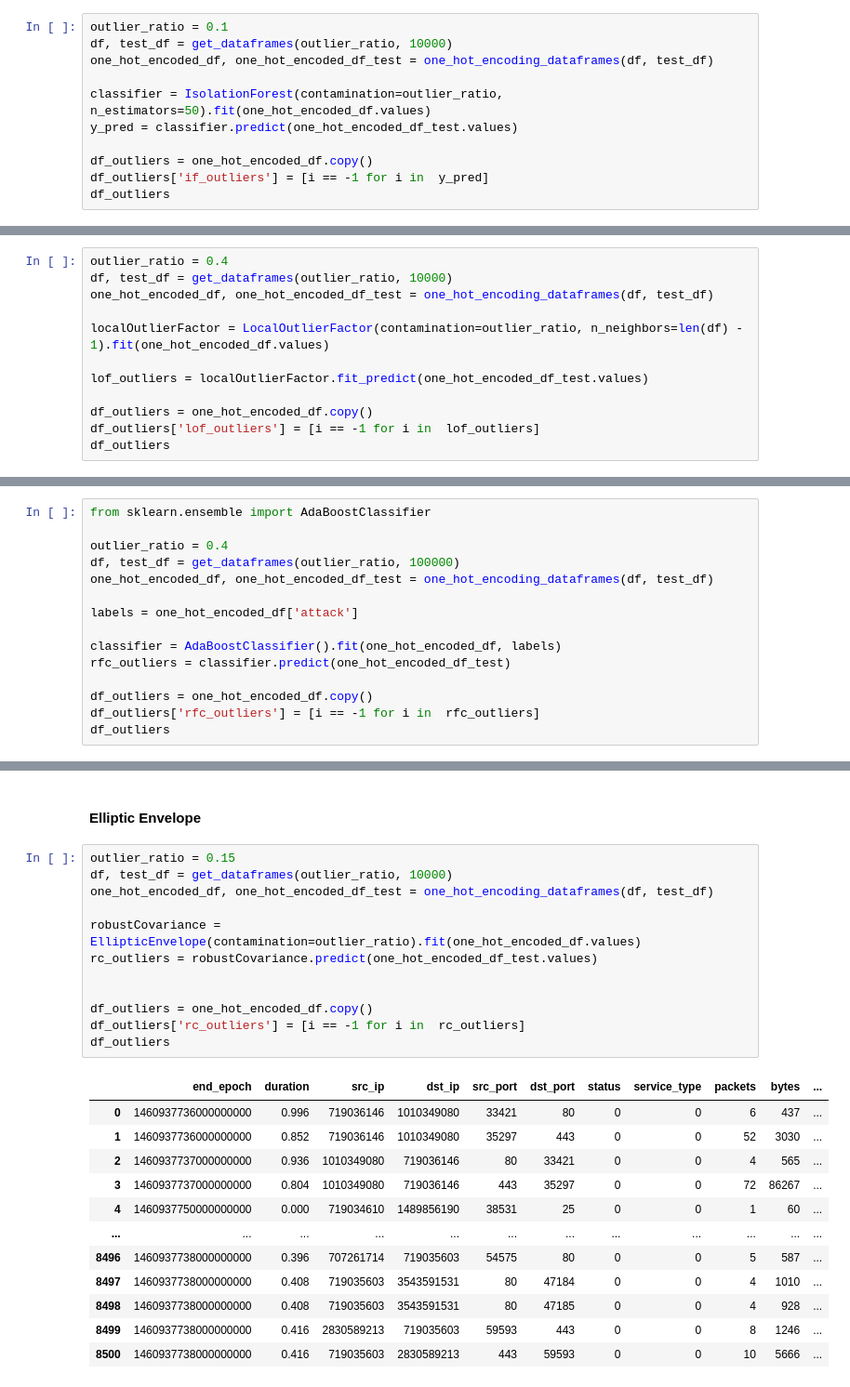
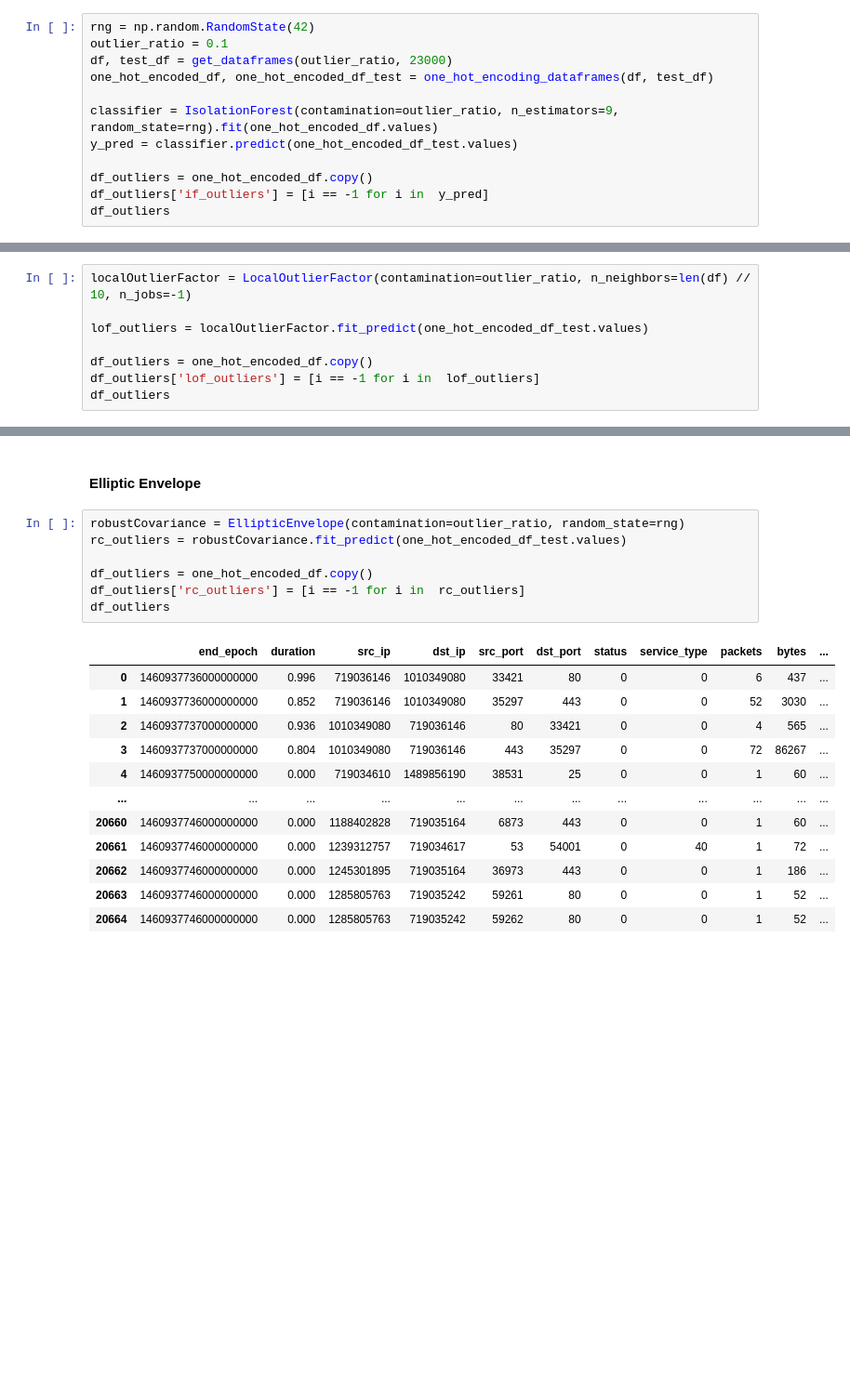
Before and after one commit to Leiyks/MLSECU, a Jupyter notebook: mlsecu.ipynb, the cells around one changed output, grey strips where cells are left out. Shown at 93% size. Drawn from its saved outputs; the diff is of its cells as text; blank space fills up the shorter version.

Commit message:
Dev(notebook) Debug EllipticEnvelope algorithm

```diff
--- a/mlsecu.ipynb
+++ b/mlsecu.ipynb
@@ -215,11 +217,12 @@ def describe_precision(col):
 # %% [markdown]
 #### Isolation Forests
 # %%
+rng = np.random.RandomState(42)
 outlier_ratio = 0.1
-df, test_df = get_dataframes(outlier_ratio, 10000)
+df, test_df = get_dataframes(outlier_ratio, 23000)
 one_hot_encoded_df, one_hot_encoded_df_test = one_hot_encoding_dataframes(df, test_df)
 
-classifier = IsolationForest(contamination=outlier_ratio, n_estimators=50).fit(one_hot_encoded_df.values)
+classifier = IsolationForest(contamination=outlier_ratio, n_estimators=9, random_state=rng).fit(one_hot_encoded_df.values)
 y_pred = classifier.predict(one_hot_encoded_df_test.values)
 
 df_outliers = one_hot_encoded_df.copy()
@@ -254,11 +257,7 @@ Accuracy: 48.92%
 # %% [markdown]
 #### Local Outlier Factor
 # %%
-outlier_ratio = 0.4
-df, test_df = get_dataframes(outlier_ratio, 10000)
-one_hot_encoded_df, one_hot_encoded_df_test = one_hot_encoding_dataframes(df, test_df)
-
-localOutlierFactor = LocalOutlierFactor(contamination=outlier_ratio, n_neighbors=len(df) - 1).fit(one_hot_encoded_df.values)
+localOutlierFactor = LocalOutlierFactor(contamination=outlier_ratio, n_neighbors=len(df) // 10, n_jobs=-1)
 
 lof_outliers = localOutlierFactor.fit_predict(one_hot_encoded_df_test.values)
 
@@ -294,15 +280,0 @@ Accuracy: 99.95%
-# %%
-from sklearn.ensemble import AdaBoostClassifier
-
-outlier_ratio = 0.4
-df, test_df = get_dataframes(outlier_ratio, 100000)
-one_hot_encoded_df, one_hot_encoded_df_test = one_hot_encoding_dataframes(df, test_df)
-
-labels = one_hot_encoded_df['attack']
-
-classifier = AdaBoostClassifier().fit(one_hot_encoded_df, labels)
-rfc_outliers = classifier.predict(one_hot_encoded_df_test)
-
-df_outliers = one_hot_encoded_df.copy()
-df_outliers['rfc_outliers'] = [i == -1 for i in  rfc_outliers]
-df_outliers
@@ -331,27 +281,22 @@ ZeroDivisionError: division by zero
 # %% [markdown]
 #### Elliptic Envelope
 # %%
-outlier_ratio = 0.15
-df, test_df = get_dataframes(outlier_ratio, 10000)
-one_hot_encoded_df, one_hot_encoded_df_test = one_hot_encoding_dataframes(df, test_df)
-
-robustCovariance = EllipticEnvelope(contamination=outlier_ratio).fit(one_hot_encoded_df.values)
-rc_outliers = robustCovariance.predict(one_hot_encoded_df_test.values)
-
+robustCovariance = EllipticEnvelope(contamination=outlier_ratio, random_state=rng)
+rc_outliers = robustCovariance.fit_predict(one_hot_encoded_df_test.values)
 
 df_outliers = one_hot_encoded_df.copy()
 df_outliers['rc_outliers'] = [i == -1 for i in  rc_outliers]
 df_outliers
 # %% [output]
 |  | end_epoch | duration | src_ip | dst_ip | src_port | dst_port | status | service_type | packets | bytes | ... |
 | 0 | 1460937736000000000 | 0.996 | 719036146 | 1010349080 | 33421 | 80 | 0 | 0 | 6 | 437 | ... |
 | 1 | 1460937736000000000 | 0.852 | 719036146 | 1010349080 | 35297 | 443 | 0 | 0 | 52 | 3030 | ... |
 | 2 | 1460937737000000000 | 0.936 | 1010349080 | 719036146 | 80 | 33421 | 0 | 0 | 4 | 565 | ... |
 | 3 | 1460937737000000000 | 0.804 | 1010349080 | 719036146 | 443 | 35297 | 0 | 0 | 72 | 86267 | ... |
 | 4 | 1460937750000000000 | 0.000 | 719034610 | 1489856190 | 38531 | 25 | 0 | 0 | 1 | 60 | ... |
 | ... | ... | ... | ... | ... | ... | ... | ... | ... | ... | ... | ... |
-| 8496 | 1460937738000000000 | 0.396 | 707261714 | 719035603 | 54575 | 80 | 0 | 0 | 5 | 587 | ... |
-| 8497 | 1460937738000000000 | 0.408 | 719035603 | 3543591531 | 80 | 47184 | 0 | 0 | 4 | 1010 | ... |
-| 8498 | 1460937738000000000 | 0.408 | 719035603 | 3543591531 | 80 | 47185 | 0 | 0 | 4 | 928 | ... |
-| 8499 | 1460937738000000000 | 0.416 | 2830589213 | 719035603 | 59593 | 443 | 0 | 0 | 8 | 1246 | ... |
-| 8500 | 1460937738000000000 | 0.416 | 719035603 | 2830589213 | 443 | 59593 | 0 | 0 | 10 | 5666 | ... |
+| 20660 | 1460937746000000000 | 0.000 | 1188402828 | 719035164 | 6873 | 443 | 0 | 0 | 1 | 60 | ... |
+| 20661 | 1460937746000000000 | 0.000 | 1239312757 | 719034617 | 53 | 54001 | 0 | 40 | 1 | 72 | ... |
+| 20662 | 1460937746000000000 | 0.000 | 1245301895 | 719035164 | 36973 | 443 | 0 | 0 | 1 | 186 | ... |
+| 20663 | 1460937746000000000 | 0.000 | 1285805763 | 719035242 | 59261 | 80 | 0 | 0 | 1 | 52 | ... |
+| 20664 | 1460937746000000000 | 0.000 | 1285805763 | 719035242 | 59262 | 80 | 0 | 0 | 1 | 52 | ... |
```
Also changed, not shown: parts of 12 cells of this notebook.
